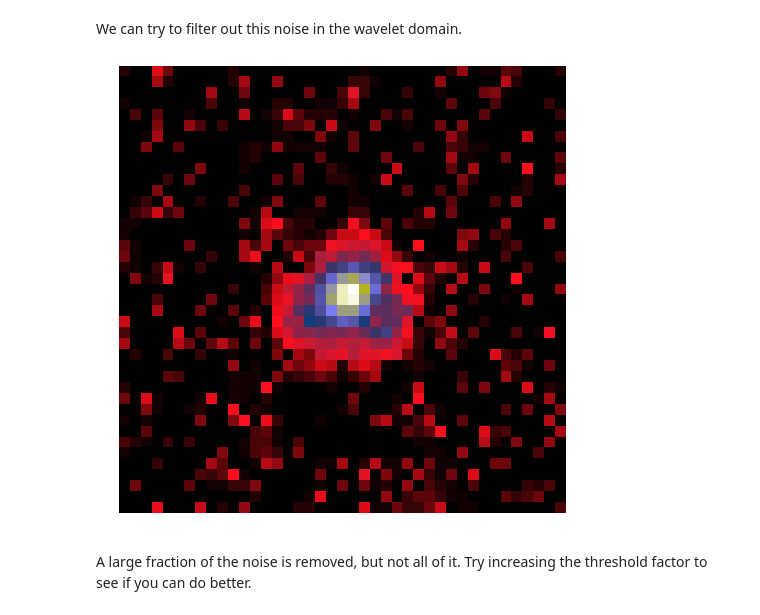
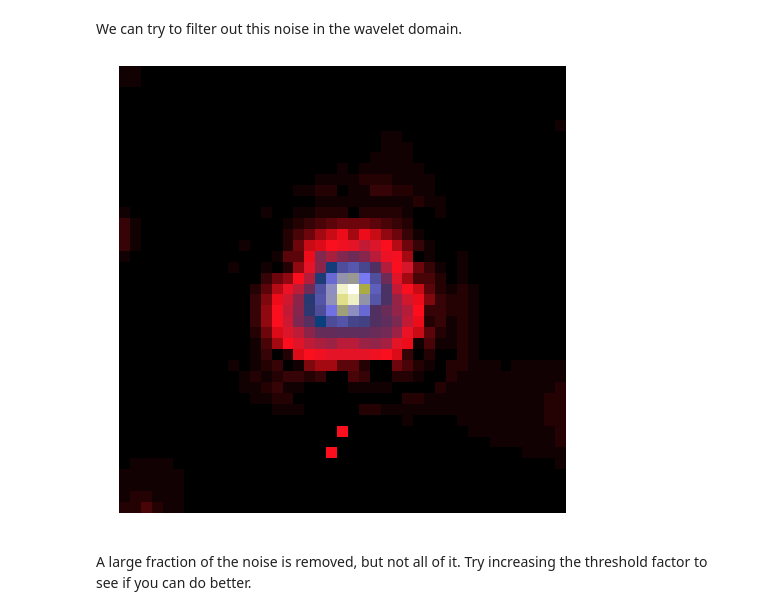
Before and after one commit to sfarrens/ada8, a Jupyter notebook: wavelets.ipynb, the cells around one changed output. Cells and saved outputs as stored; diff of their text form; code cells hidden in the pictures.

```diff
--- a/wavelets.ipynb
+++ b/wavelets.ipynb
@@ -421,16 +421,16 @@ plt.show()
 We can try to filter out this noise in the wavelet domain.
 # %%
 # Set the threshold factor
-n_sigma = 1
+n_sigma = 3
 
 # Denoise image
 image_rec = call_mr_filter(image_noisy, opt=['-t', '1', '-s', str(n_sigma)])
 
 # Display
 plt.imshow(image_rec, cmap='gist_stern', interpolation='nearest')
 plt.axis('off')
 plt.show()
 # %% [output]
-[figure, old version]
+[figure, new version]
 # %% [markdown]
 A large fraction of the noise is removed, but not all of it. Try increasing the threshold factor to see if you can do better.
```
Also changed, not shown: parts of 3 cells of this notebook, 1 other file.
